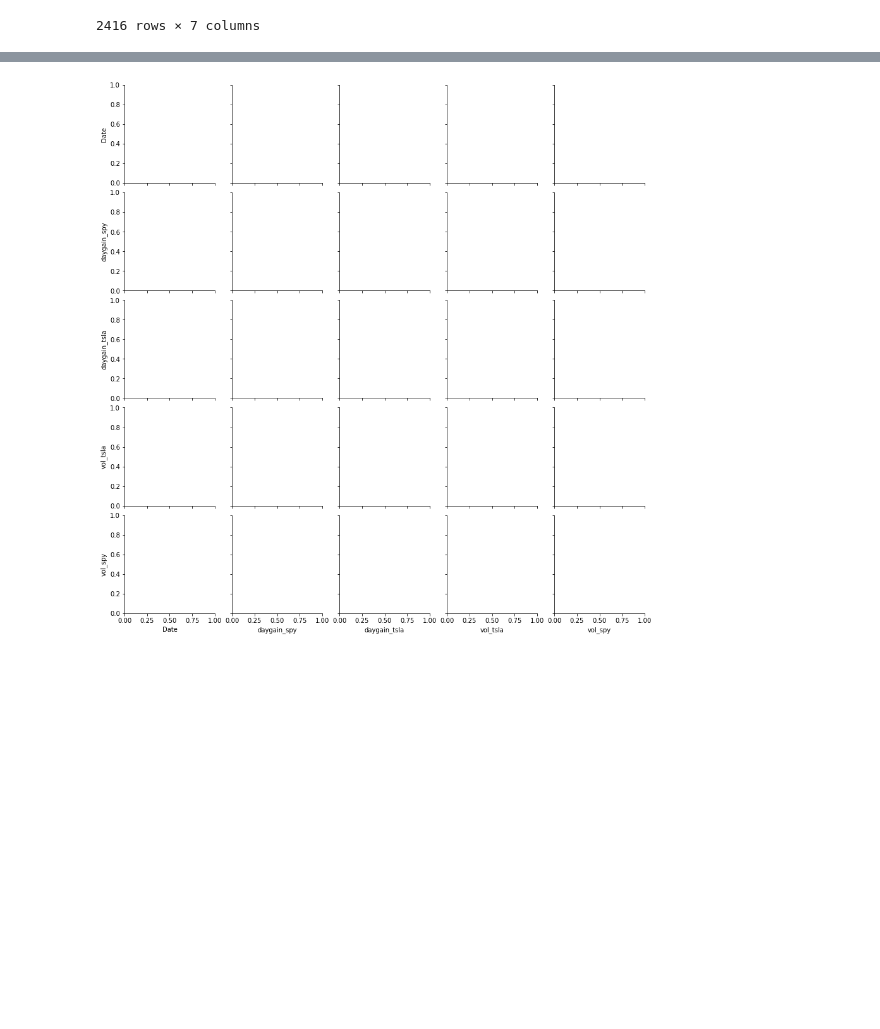
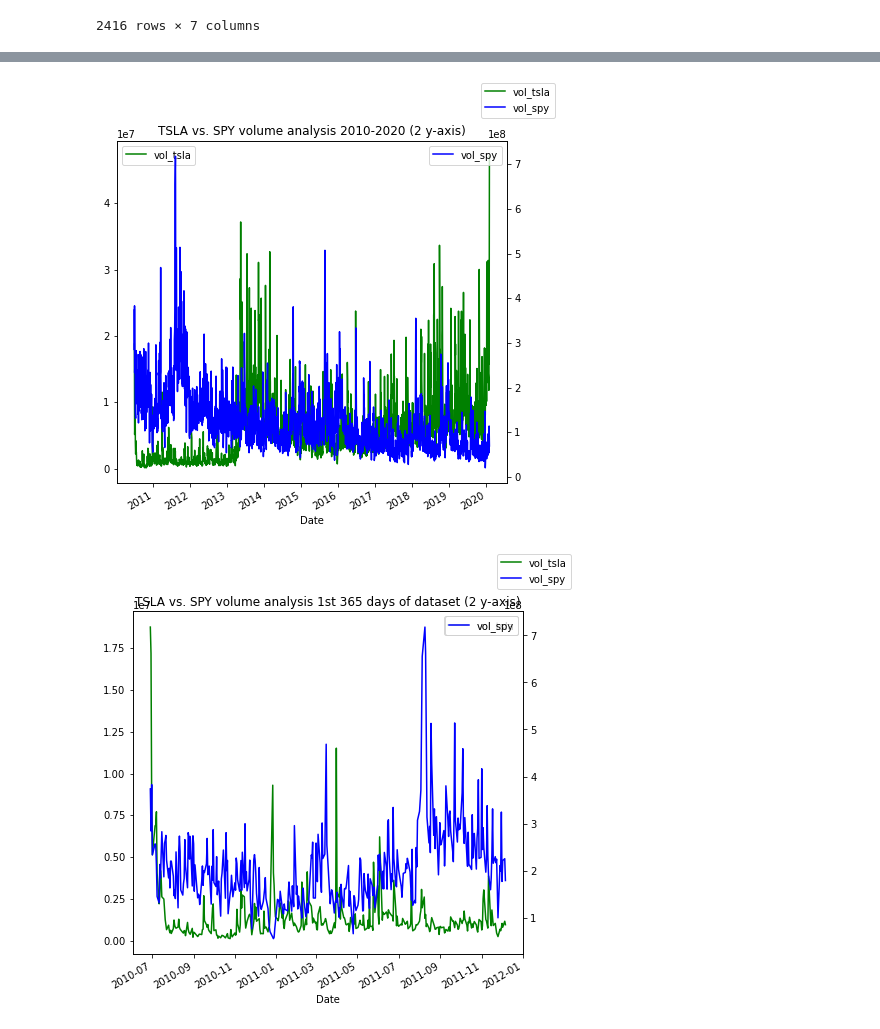
Before and after one commit to data301-2021-summer2/project-group23-project, a Jupyter notebook: analysis/TASK4.ipynb, the cells around one changed output, grey strips where cells are left out. Drawn from its saved outputs; the diff is of its cells as text; code cells hidden in the pictures; blank space fills up the shorter version.

```diff
--- a/analysis/TASK4.ipynb
+++ b/analysis/TASK4.ipynb
@@ -112,3 +176,40 @@ plt.show()
 # %%
+# TASK 4 ANALYSIS CONTINUED:
+# FIGURE 3: More volume analysis between TSLA and SPY (2 y axis).
+# plot 1: TSLA vs. SPY vol analysis, entire data set
+# plot 2: TSLA vs. SPY vol analysis, first 365 days of dataset.
+# plot 3: TSLA vs. Spy vol analysis, last 365 days of dataset.
+df = pd.DataFrame(data=dfx)
+
+ax = df.plot(x="Date", y="vol_tsla", legend=True, color="green", figsize=(7,7))
+
+ax2 = ax.twinx()
+df.plot(x="Date", y="vol_spy", ax=ax2, legend=True, color="blue",figsize=(7,7))
+ax.figure.legend()
+plt.title("TSLA vs. SPY volume analysis 2010-2020 (2 y-axis)")
+plt.show()
+first365=dfx.head(365)
+last365=dfx.tail(365)
+
+df = pd.DataFrame(data=first365)
+
+ax = df.plot(x="Date", y="vol_tsla", legend=True, color="green", figsize=(7,7))
+
+ax2 = ax.twinx()
+df.plot(x="Date", y="vol_spy", ax=ax2, legend=True, color="blue",figsize=(7,7))
+ax.figure.legend()
+plt.title("TSLA vs. SPY volume analysis 1st 365 days of dataset (2 y-axis)")
+plt.show()
+
+df = pd.DataFrame(data=last365)
+
+ax = df.plot(x="Date", y="vol_tsla", legend=True, color="green", figsize=(7,7))
+
+ax2 = ax.twinx()
+df.plot(x="Date", y="vol_spy", ax=ax2, legend=True, color="blue",figsize=(7,7))
+ax.figure.legend()
+plt.title("TSLA vs. SPY volume analysis last 365 days of dataset (2 y-axis)")
+plt.show()
 # %% [output]
-[figure, old version]
+[figure, new version]
+[figure, added]
```
Also changed, not shown: parts of 9 cells of this notebook, 7 other files.
